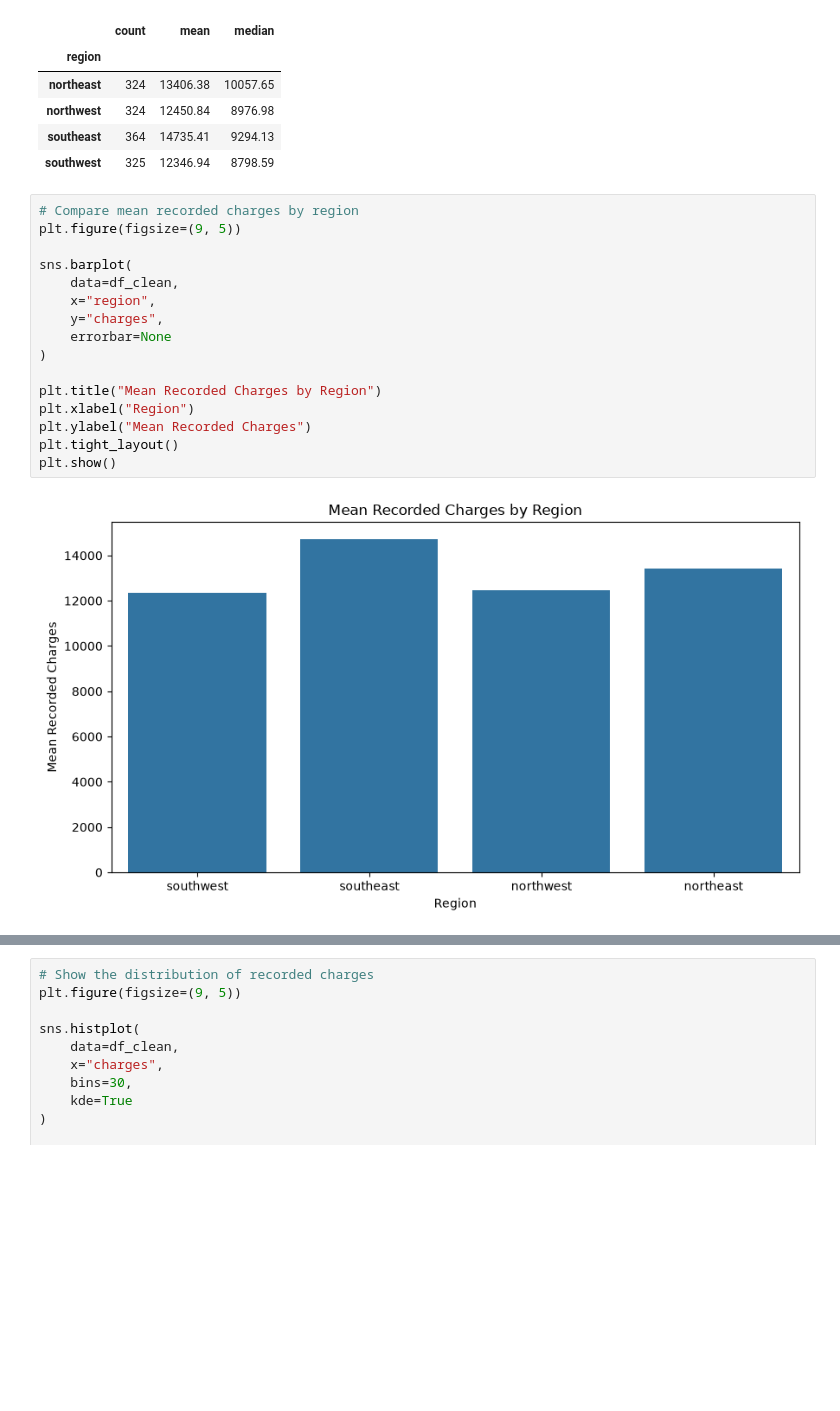
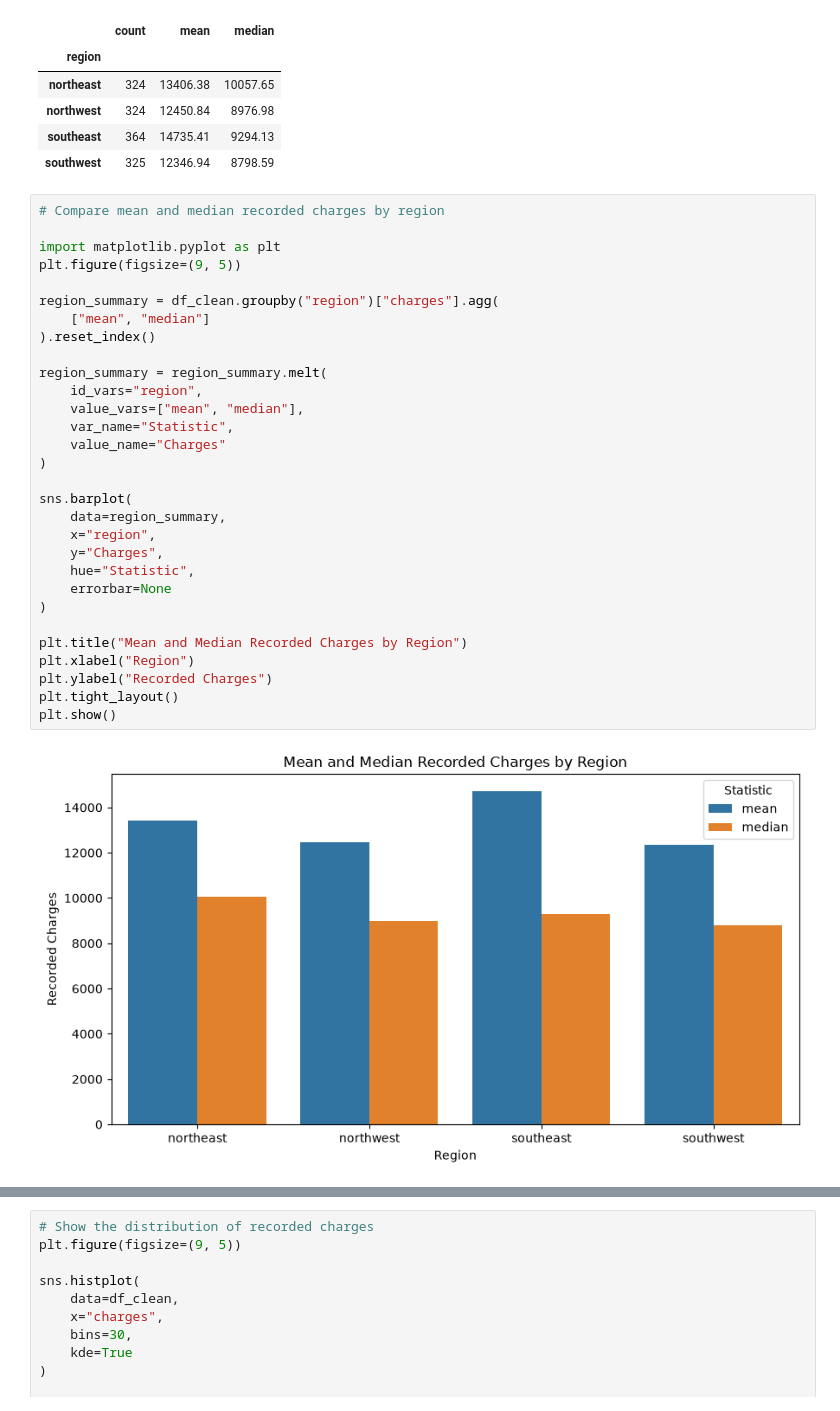
Before and after one commit to boooddi/healthcare-insurance-analysis1, a Jupyter notebook: notebooks/healthcare_insurance_analysis1.ipynb, the cells around one changed output, grey strips where cells are left out. Saved outputs shown, nothing was run; the diff lists cells and outputs as text; blank space fills up the shorter version.

```diff
--- a/notebooks/healthcare_insurance_analysis1.ipynb
+++ b/notebooks/healthcare_insurance_analysis1.ipynb
@@ -292,20 +565,34 @@ region_summary.round(2)
 | southeast | 364 | 14735.41 | 9294.13 |
 | southwest | 325 | 12346.94 | 8798.59 |
 # %%
-# Compare mean recorded charges by region
+# Compare mean and median recorded charges by region
+
+import matplotlib.pyplot as plt
 plt.figure(figsize=(9, 5))
 
+region_summary = df_clean.groupby("region")["charges"].agg(
+    ["mean", "median"]
+).reset_index()
+
+region_summary = region_summary.melt(
+    id_vars="region",
+    value_vars=["mean", "median"],
+    var_name="Statistic",
+    value_name="Charges"
+)
+
 sns.barplot(
-    data=df_clean,
+    data=region_summary,
     x="region",
-    y="charges",
+    y="Charges",
+    hue="Statistic",
     errorbar=None
 )
 
-plt.title("Mean Recorded Charges by Region")
+plt.title("Mean and Median Recorded Charges by Region")
 plt.xlabel("Region")
-plt.ylabel("Mean Recorded Charges")
+plt.ylabel("Recorded Charges")
 plt.tight_layout()
 plt.show()
 # %% [output]
-[figure, old version]
+[figure, new version]
```
Also changed, not shown: parts of 35 cells of this notebook, 1 other file.
